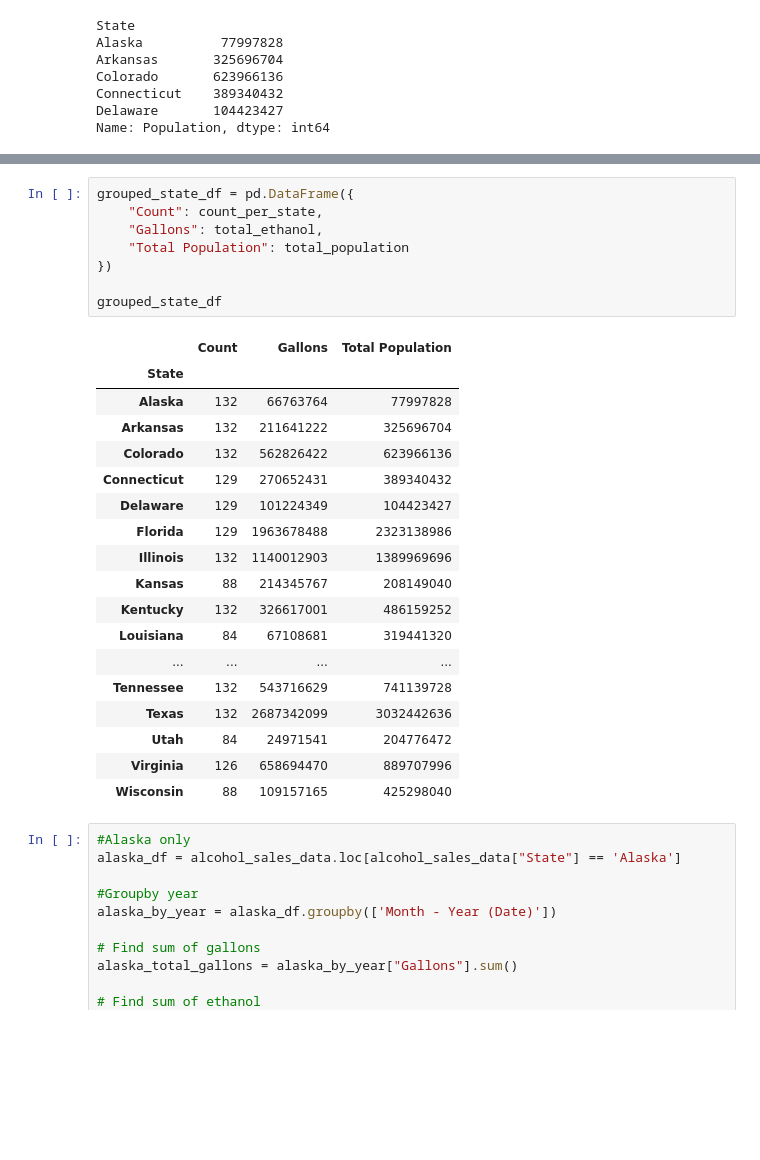
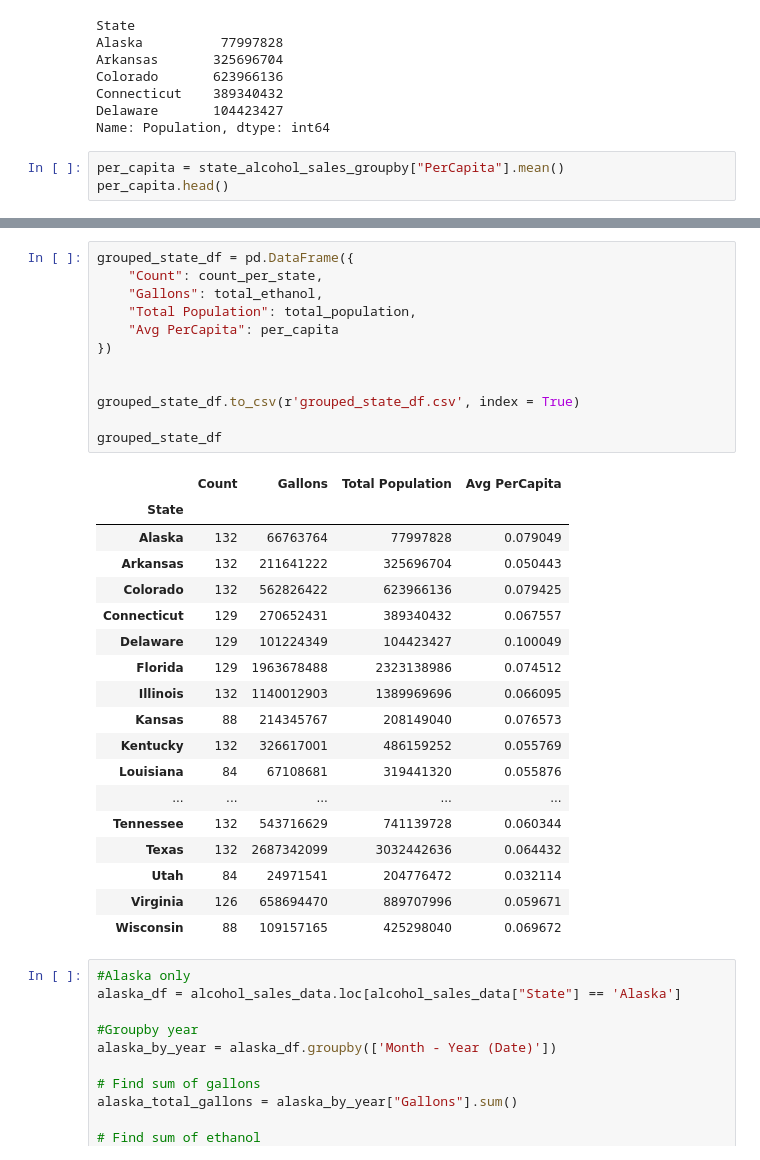
Before and after one commit to shadeetabasi/data-analysis-project-1, a Jupyter notebook: shadee/AlcoholSales_DataClean.ipynb, the cells around one changed output, grey strips where cells are left out. Saved outputs shown, nothing was run; the diff lists cells and outputs as text; blank space fills up the shorter version.

```diff
--- a/shadee/AlcoholSales_DataClean.ipynb
+++ b/shadee/AlcoholSales_DataClean.ipynb
@@ -110,3 +119,6 @@ Colorado       623966136
 Connecticut    389340432
 Delaware       104423427
 Name: Population, dtype: int64
+# %%
+per_capita = state_alcohol_sales_groupby["PerCapita"].mean()
+per_capita.head()
@@ -113,30 +133,34 @@ Name: Population, dtype: int64
 # %%
 grouped_state_df = pd.DataFrame({
     "Count": count_per_state,
     "Gallons": total_ethanol,
-    "Total Population": total_population
+    "Total Population": total_population,
+    "Avg PerCapita": per_capita
 })
 
+
+grouped_state_df.to_csv(r'grouped_state_df.csv', index = True)
+
 grouped_state_df
 # %% [output]
-|  | Count | Gallons | Total Population |
-| State |  |  |  |
-| Alaska | 132 | 66763764 | 77997828 |
-| Arkansas | 132 | 211641222 | 325696704 |
-| Colorado | 132 | 562826422 | 623966136 |
-| Connecticut | 129 | 270652431 | 389340432 |
-| Delaware | 129 | 101224349 | 104423427 |
-| Florida | 129 | 1963678488 | 2323138986 |
-| Illinois | 132 | 1140012903 | 1389969696 |
-| Kansas | 88 | 214345767 | 208149040 |
-| Kentucky | 132 | 326617001 | 486159252 |
-| Louisiana | 84 | 67108681 | 319441320 |
-| ... | ... | ... | ... |
-| Tennessee | 132 | 543716629 | 741139728 |
-| Texas | 132 | 2687342099 | 3032442636 |
-| Utah | 84 | 24971541 | 204776472 |
-| Virginia | 126 | 658694470 | 889707996 |
-| Wisconsin | 88 | 109157165 | 425298040 |
+|  | Count | Gallons | Total Population | Avg PerCapita |
+| State |  |  |  |  |
+| Alaska | 132 | 66763764 | 77997828 | 0.079049 |
+| Arkansas | 132 | 211641222 | 325696704 | 0.050443 |
+| Colorado | 132 | 562826422 | 623966136 | 0.079425 |
+| Connecticut | 129 | 270652431 | 389340432 | 0.067557 |
+| Delaware | 129 | 101224349 | 104423427 | 0.100049 |
+| Florida | 129 | 1963678488 | 2323138986 | 0.074512 |
+| Illinois | 132 | 1140012903 | 1389969696 | 0.066095 |
+| Kansas | 88 | 214345767 | 208149040 | 0.076573 |
+| Kentucky | 132 | 326617001 | 486159252 | 0.055769 |
+| Louisiana | 84 | 67108681 | 319441320 | 0.055876 |
+| ... | ... | ... | ... | ... |
+| Tennessee | 132 | 543716629 | 741139728 | 0.060344 |
+| Texas | 132 | 2687342099 | 3032442636 | 0.064432 |
+| Utah | 84 | 24971541 | 204776472 | 0.032114 |
+| Virginia | 126 | 658694470 | 889707996 | 0.059671 |
+| Wisconsin | 88 | 109157165 | 425298040 | 0.069672 |
 # %%
 #Alaska only
 alaska_df = alcohol_sales_data.loc[alcohol_sales_data["State"] == 'Alaska']
```
Also changed, not shown: parts of 10 cells of this notebook, 4 other files.
